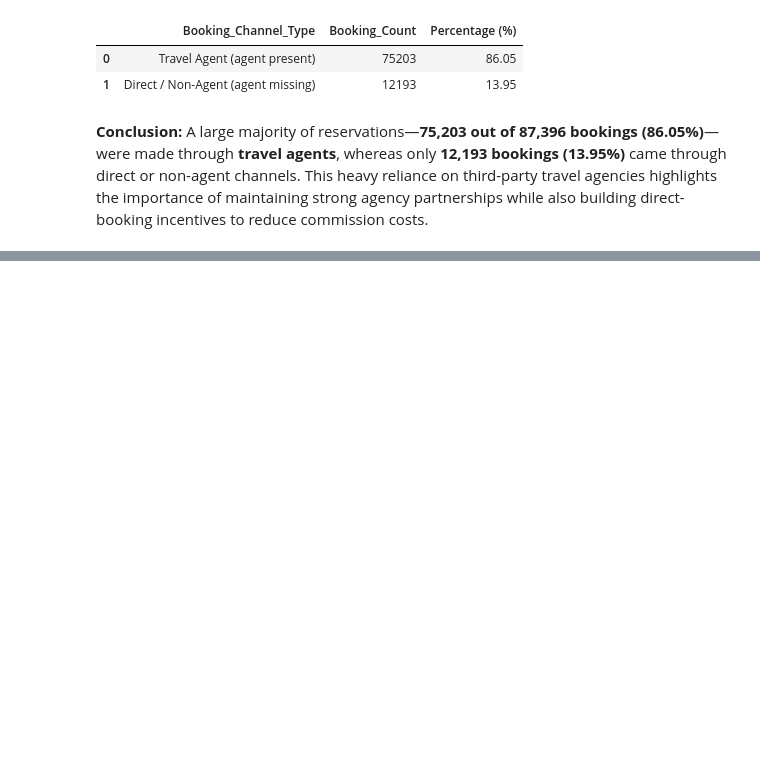
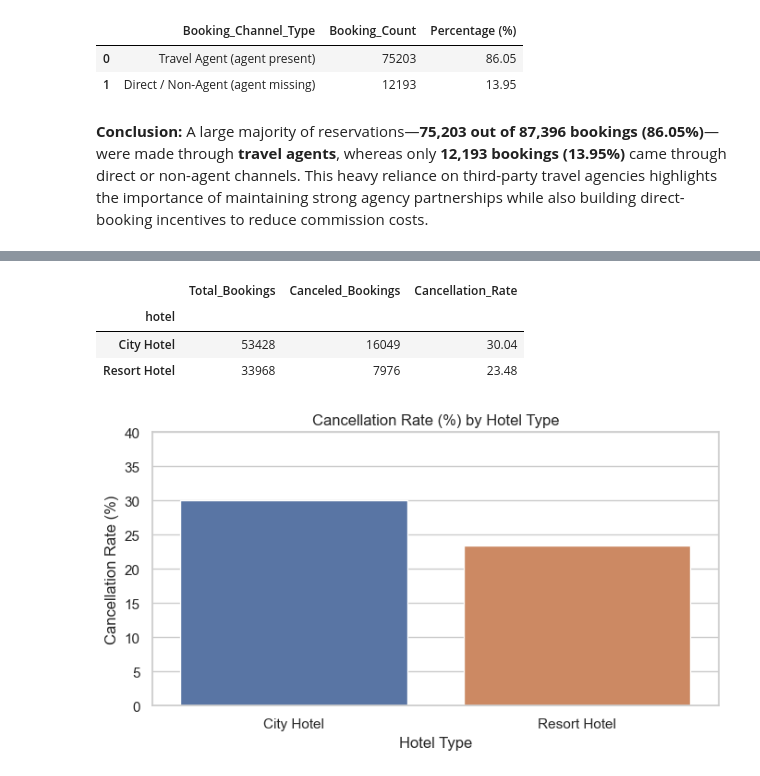
Before and after one commit to eishutamori/Hotel-Operations-Analysis-EDA, a Jupyter notebook: notebook/EDA02 - hotel-booking-analysis-eda.ipynb, the cells around one changed output, grey strips where cells are left out. Cells and saved outputs as stored; diff of their text form; code cells hidden in the pictures; blank space fills up the shorter version.

```diff
--- a/notebook/EDA02 - hotel-booking-analysis-eda.ipynb
+++ b/notebook/EDA02 - hotel-booking-analysis-eda.ipynb
@@ -397,0 +404,30 @@ Percentage of Agent Bookings: 86.05%
+# %%
+# Group by hotel type and calculate total bookings, canceled count, and cancellation rate (%)
+cancel_by_hotel = df.groupby('hotel')['is_canceled'].agg(
+    Total_Bookings='count',
+    Canceled_Bookings='sum',
+    Cancellation_Rate=lambda x: round(x.mean() * 100, 2)
+)
+
+display(cancel_by_hotel)
+
+# Bar chart of cancellation rate by hotel type
+plt.figure(figsize=(7, 4))
+sns.barplot(
+    x=cancel_by_hotel.index,
+    y=cancel_by_hotel['Cancellation_Rate'],
+    hue=cancel_by_hotel.index,
+    legend=False
+)
+plt.title('Cancellation Rate (%) by Hotel Type')
+plt.xlabel('Hotel Type')
+plt.ylabel('Cancellation Rate (%)')
+plt.ylim(0, 40)
+plt.tight_layout()
+plt.show()
+# %% [output]
+|  | Total_Bookings | Canceled_Bookings | Cancellation_Rate |
+| hotel |  |  |  |
+| City Hotel | 53428 | 16049 | 30.04 |
+| Resort Hotel | 33968 | 7976 | 23.48 |
+[figure, added]
```
Also changed, not shown: parts of 20 cells of this notebook.
